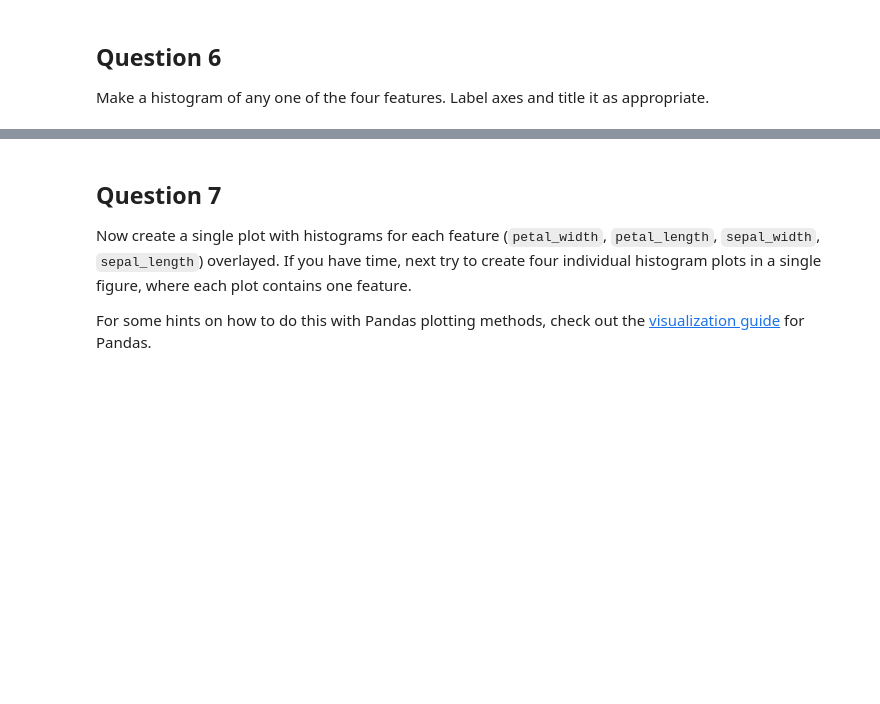
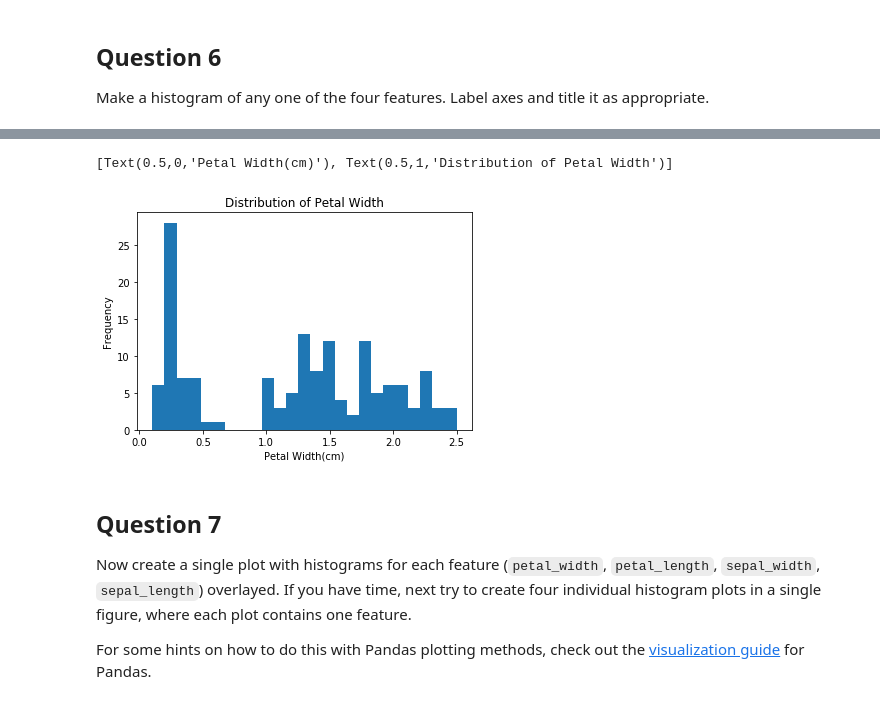
Before and after one commit to ClaushWong/ml-da, a Jupyter notebook: lab2/Introduction_to_Machine_Learning_and_Toolkit.ipynb, the cells around one changed output, grey strips where cells are left out. Saved outputs shown, nothing was run; the diff lists cells and outputs as text; code cells hidden in the pictures; blank space fills up the shorter version.

```diff
--- a/lab2/Introduction_to_Machine_Learning_and_Toolkit.ipynb
+++ b/lab2/Introduction_to_Machine_Learning_and_Toolkit.ipynb
@@ -192,3 +232,13 @@ Make a histogram of any one of the four features. Label axes and title it as app
+# %%
+# Pandas - petal width
+pwpd = data.petal_width.plot.hist(bins=25)
+pwpd.set(
+    xlabel = 'Petal Width(cm)',
+    title = 'Distribution of Petal Width'
+)
+# %% [output]
+[Text(0.5,0,'Petal Width(cm)'), Text(0.5,1,'Distribution of Petal Width')]
+[figure, added]
 # %% [markdown]
 ## Question 7
 
```
Also changed, not shown: parts of 10 cells of this notebook, 1 other file.
